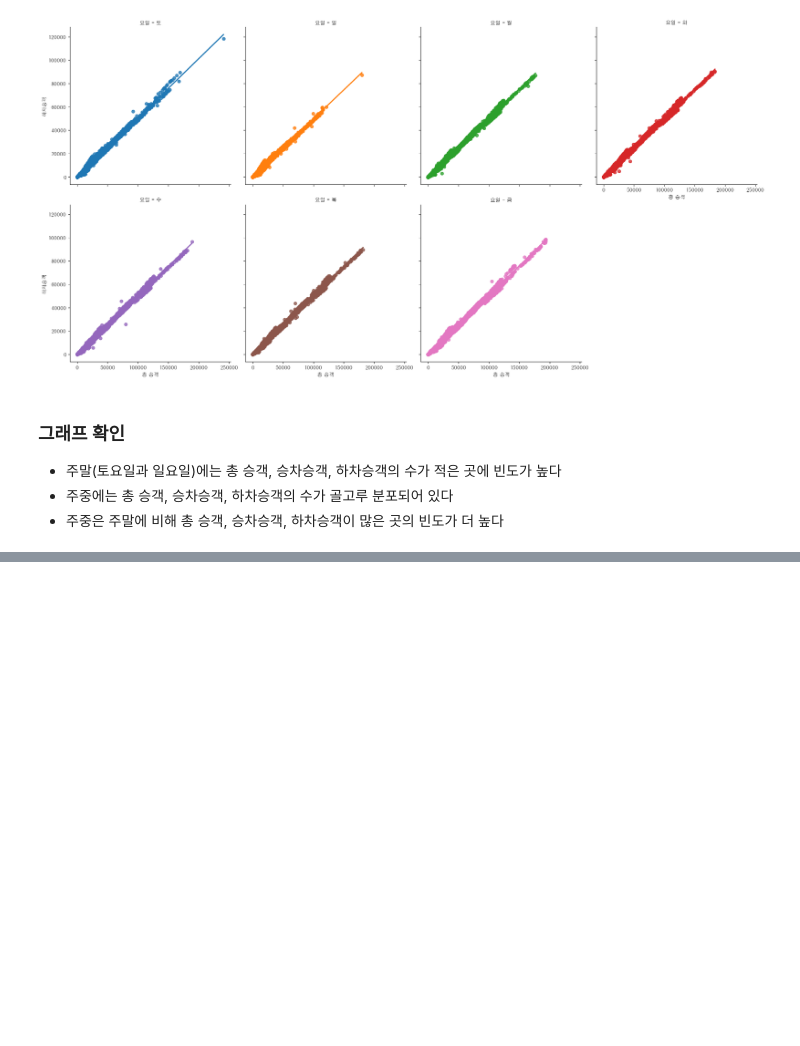
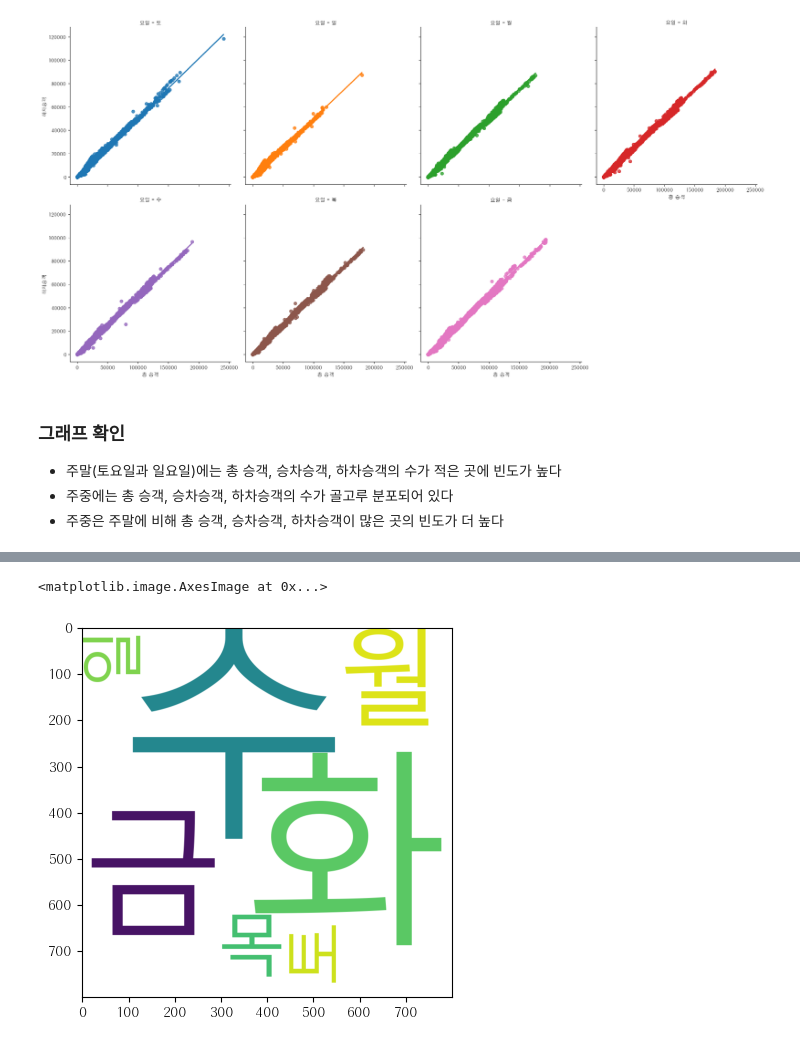
Before and after one commit to woorain20/2022-rainy, a Jupyter notebook: python/Quest/요일별 분석.ipynb, the cells around one changed output, grey strips where cells are left out. Cells and saved outputs as stored; diff of their text form; code cells hidden in the pictures; blank space fills up the shorter version.

```diff
--- a/python/Quest/요일별 분석.ipynb
+++ b/python/Quest/요일별 분석.ipynb
@@ -169,0 +176,4 @@ sns.lmplot(data=df9, x="총 승객", y="하차승객", hue="요일", col="요일
+# %%
+week_name = np.sort(df9.요일.unique())
+week_code = pd.DataFrame(list(enumerate(week_name)), columns=['요일코드','요일'])
+week_code
@@ -169,0 +189,4 @@ sns.lmplot(data=df9, x="총 승객", y="하차승객", hue="요일", col="요일
+# %%
+s = df9[['요일', '총 승객']].drop_duplicates().요일.value_counts()
+week_code['총 승객'] = week_code.요일.map(s)
+week_code
@@ -169,0 +202,10 @@ sns.lmplot(data=df9, x="총 승객", y="하차승객", hue="요일", col="요일
+# %%
+wc=week_code.set_index("요일").to_dict()["총 승객"]
+# %%
+wordcloud = WordCloud(font_path='malgun', width=400, height=400, scale=2.0, max_font_size=250, background_color="white")
+gen =wordcloud.generate_from_frequencies(wc)
+plt.figure()
+plt.imshow(gen)
+# %% [output]
+<matplotlib.image.AxesImage at 0x...>
+[figure, added]
```
Also changed, not shown: parts of 5 cells of this notebook, 3 other files.
